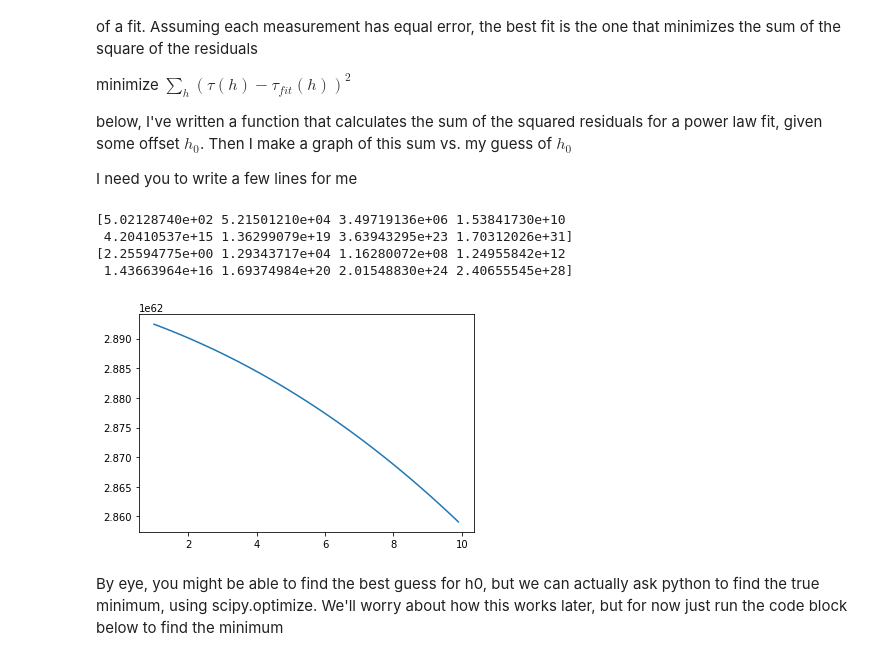
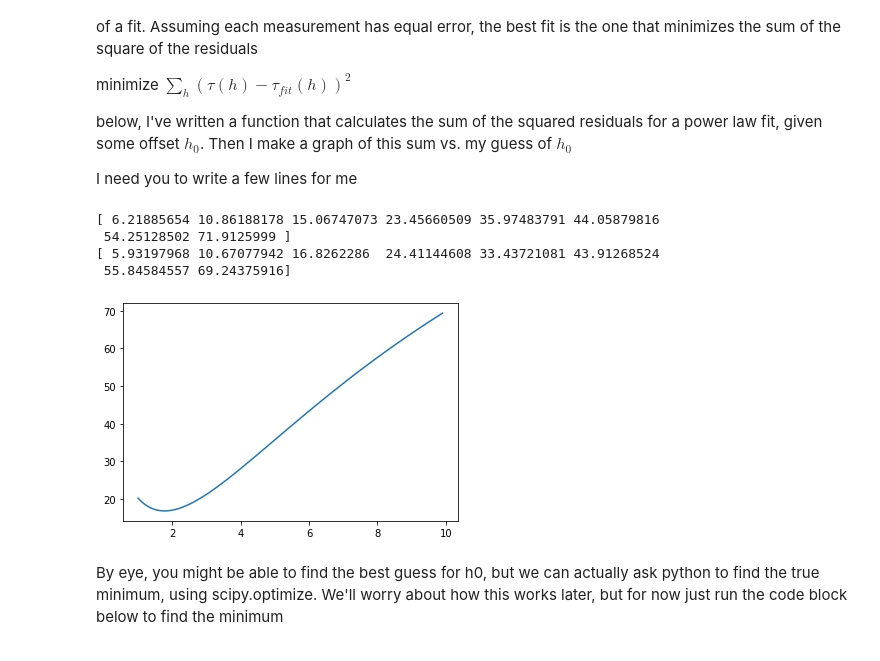
Before and after one commit to NYUExperimentalPhysics1-2021/labanalysis2-Hanananah, a Jupyter notebook: LabAnalysis2_Hannah.ipynb, the cells around one changed output. Cells and saved outputs as stored; diff of their text form; code cells hidden in the pictures.

```diff
--- a/LabAnalysis2_Hannah.ipynb
+++ b/LabAnalysis2_Hannah.ipynb
@@ -434,25 +434,25 @@ I need you to write a few lines for me
 # %%
 def powerLawResidualSqSum(h, tau, h0):
   x = np.log(h + h0)
   y = np.log(tau)
   m,b,yfit = fitLine(x,y)
   tau_fit = np.exp(yfit)
   if h0 == 1:
     print(tau)
     print(tau_fit)
   return np.sum((tau - tau_fit) ** 2)#CODE 22: sum of tau - tau_fit squared
 
 offset = np.arange(1,10,.1)
 residsq = offset*0
 for i in range(len(offset)):
-  residsq[i] = powerLawResidualSqSum(np.exp(lg_h), np.exp(lg_tau), offset[i])#CODE 23: use the function above to calculate the residual for lg_h, lg_tau and offset[i]
+  residsq[i] = powerLawResidualSqSum(lg_h, lg_tau, offset[i])#CODE 23: use the function above to calculate the residual for lg_h, lg_tau and offset[i]
 plt.plot(offset, residsq);
 # %% [output]
-[5.02128740e+02 5.21501210e+04 3.49719136e+06 1.53841730e+10
- 4.20410537e+15 1.36299079e+19 3.63943295e+23 1.70312026e+31]
-[2.25594775e+00 1.29343717e+04 1.16280072e+08 1.24955842e+12
- 1.43663964e+16 1.69374984e+20 2.01548830e+24 2.40655545e+28]
+[ 6.21885654 10.86188178 15.06747073 23.45660509 35.97483791 44.05879816
+ 54.25128502 71.9125999 ]
+[ 5.93197968 10.67077942 16.8262286  24.41144608 33.43721081 43.91268524
+ 55.84584557 69.24375916]
-[figure, old version]
+[figure, new version]
 # %% [markdown]
 By eye, you might be able to find the best guess for h0, but we can actually ask python to find the true minimum, using scipy.optimize. We'll worry about how this works later, but for now just run the code block below to find the minimum
 # %%
```
